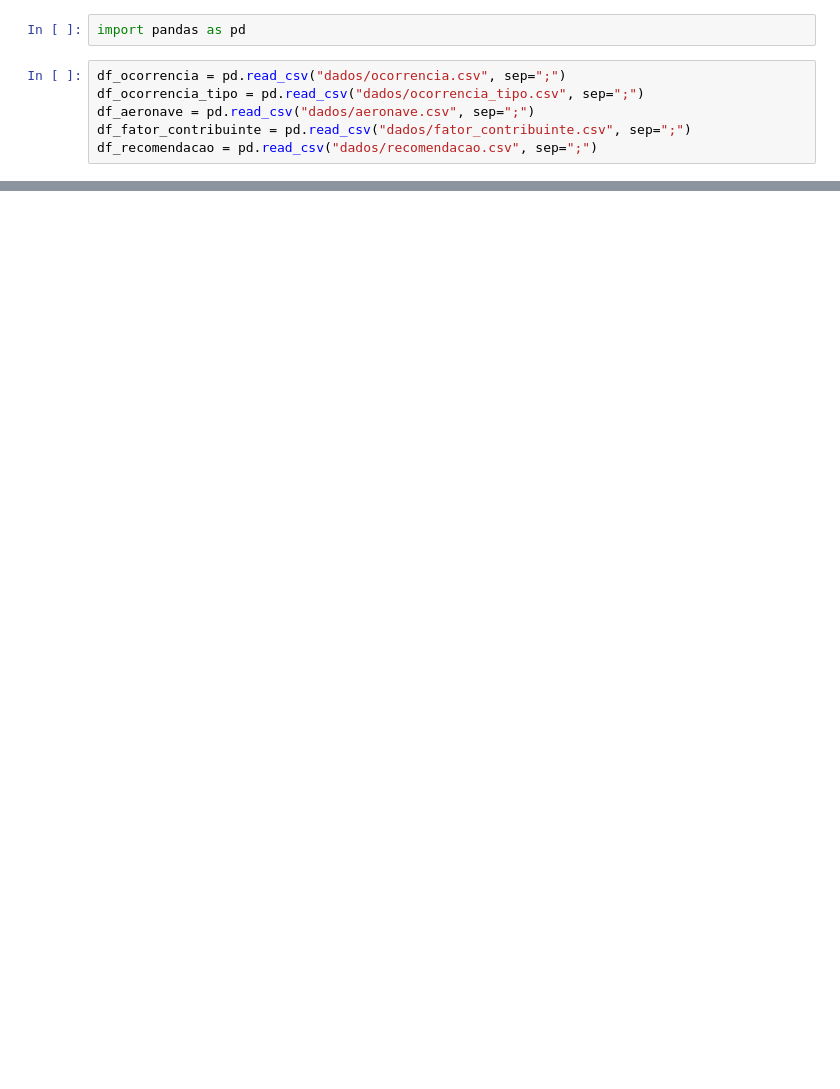
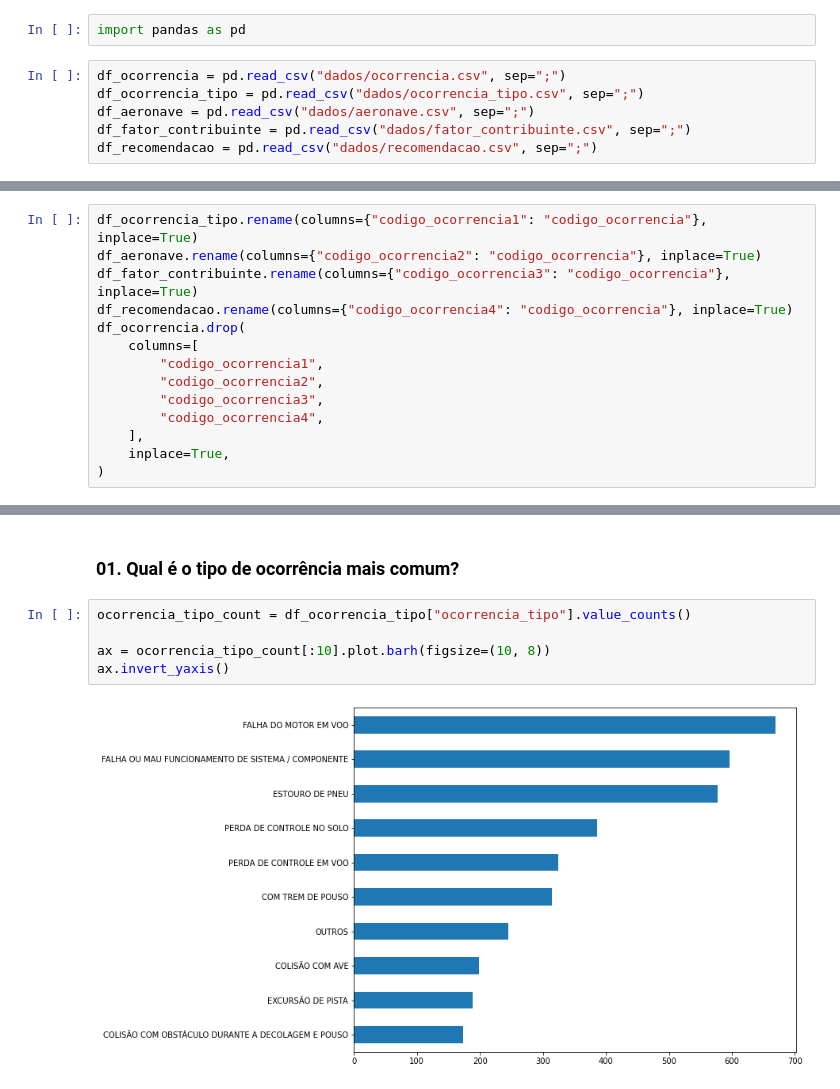
Before and after one commit to MarcosVeniciu/Trabalho-Pratico-Introducao-a-Ciencia-dos-Dados, a Jupyter notebook: cenipa.ipynb, the cells around one changed output, grey strips where cells are left out. Saved outputs shown, nothing was run; the diff lists cells and outputs as text; blank space fills up the shorter version.

```diff
--- a/cenipa.ipynb
+++ b/cenipa.ipynb
@@ -30,0 +36,14 @@ df_recomendacao = pd.read_csv("dados/recomendacao.csv", sep=";")
+# %%
+df_ocorrencia_tipo.rename(columns={"codigo_ocorrencia1": "codigo_ocorrencia"}, inplace=True)
+df_aeronave.rename(columns={"codigo_ocorrencia2": "codigo_ocorrencia"}, inplace=True)
+df_fator_contribuinte.rename(columns={"codigo_ocorrencia3": "codigo_ocorrencia"}, inplace=True)
+df_recomendacao.rename(columns={"codigo_ocorrencia4": "codigo_ocorrencia"}, inplace=True)
+df_ocorrencia.drop(
+    columns=[
+        "codigo_ocorrencia1",
+        "codigo_ocorrencia2",
+        "codigo_ocorrencia3",
+        "codigo_ocorrencia4",
+    ],
+    inplace=True,
+)
@@ -30,0 +73,9 @@ df_recomendacao = pd.read_csv("dados/recomendacao.csv", sep=";")
+# %% [markdown]
+### 01. Qual é o tipo de ocorrência mais comum?
+# %%
+ocorrencia_tipo_count = df_ocorrencia_tipo["ocorrencia_tipo"].value_counts()
+
+ax = ocorrencia_tipo_count[:10].plot.barh(figsize=(10, 8))
+ax.invert_yaxis()
+# %% [output]
+[figure, added]
```
Also changed, not shown: parts of 8 cells of this notebook, 1 other file.
